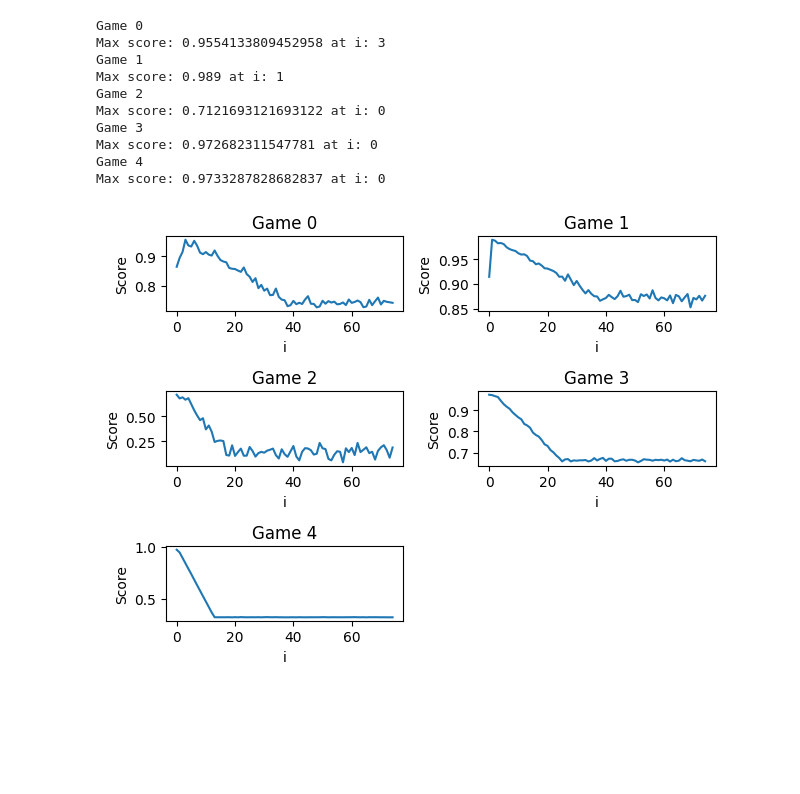
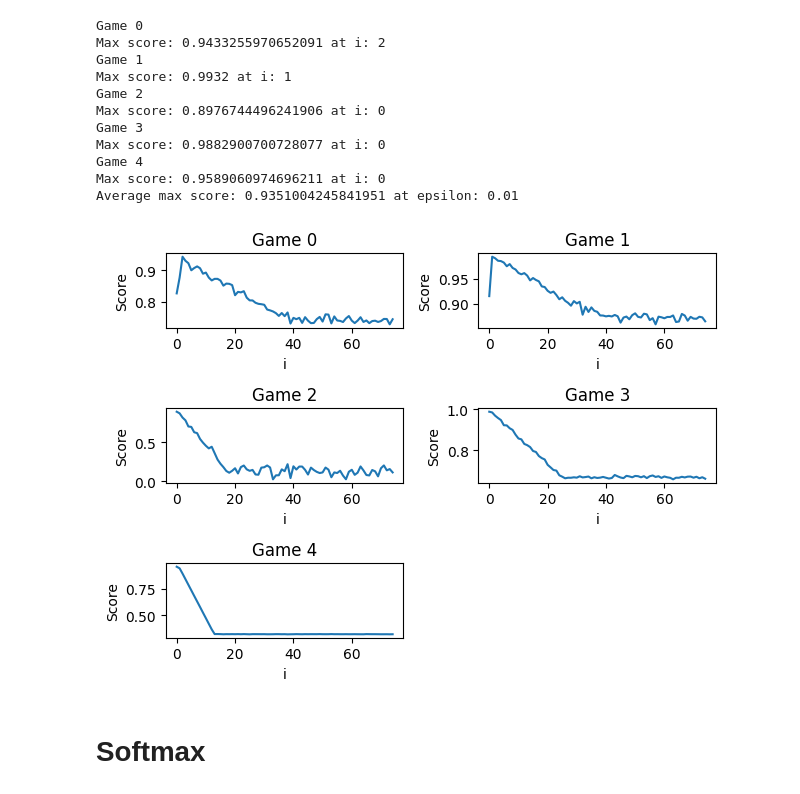
Before and after one commit to hci-gu/markovai, a Jupyter notebook: play.ipynb, the cells around one changed output. Cells and saved outputs as stored; diff of their text form; code cells hidden in the pictures; blank space fills up the shorter version.

```diff
--- a/play.ipynb
+++ b/play.ipynb
@@ -24,10 +24,13 @@ games = [
     loadGame('tripple'),
 ]
 # %%
+alpha = 0.1
+
 class Node:
   def __init__(self, node, nodes):
     self.id = pickle.dumps(node)
     self.rewardHistory = []
+    self.Vc = 0
     if 'rewards' in node:
       self.rewards = node['rewards']
     if 'actions' not in node:
@@ -60,10 +63,12 @@ class Node:
       if r < s:
         reward = self.rewards[i]['value']
         self.rewardHistory.append(reward)
+        self.Vc = self.Vc + alpha * (reward - self.Vc)
         return reward
 
   def getAverageReward(self):
     return sum(self.rewardHistory) / len(self.rewardHistory) if len(self.rewardHistory) > 0 else 0
+#    return self.Vc
 
 def getNode(node, nodes):
   # return node in nodes with matching id
@@ -146,10 +157,12 @@ def runGame(game, selectPathFunc, warmup=True, warmups=1):
 # %%
+epsilonSteps = 1
+alpha = 0.999
 def runEpsilonGreedySimulation(game):
     epsilonScores = []
-    for epsilon in range(0, 100, 5):
+    for epsilon in range(0, 100, epsilonSteps):
         scores = []
         for i in range(100):
-            score = runGame(game, lambda x:epsilonGreedy(selectBestPath, epsilon/100.))
+            score = runGame(game, lambda x:epsilonGreedy(selectBestPath, epsilon/100.), False)
             scores.append(score)
 
         avgScore = sum(scores) / len(scores)
@@ -157,6 +170,7 @@ def runEpsilonGreedySimulation(game):
         epsilonScores.append(avgScore)
     return epsilonScores
 
+allScores = []
 import matplotlib.pyplot as plt
 # run simulation and plot in a grid
 for i in range(0,len(games)):
@@ -164,14 +178,20 @@ for i in range(0,len(games)):
     epsilonScores = [x/games[i]['expectedBest'] for x in runEpsilonGreedySimulation(games[i])]
     # get max score index
     maxScoreIndex = epsilonScores.index(max(epsilonScores))
+    allScores.append(epsilonScores)
     # print max score
-    print('Max score: ' + str(epsilonScores[maxScoreIndex]) + ' at epsilon: ' + str(maxScoreIndex*5/100.0))
+    print('Max score: ' + str(epsilonScores[maxScoreIndex]) + ' at epsilon: ' + str(maxScoreIndex*epsilonSteps/100.0))
     plt.subplot(3, 2, i+1)
     # add margin between plots
     plt.subplots_adjust(hspace=0.5)
     plt.title('Game ' + str(i))
-    plt.plot(range(0, 100, 5), epsilonScores)
+    plt.plot(range(0, 100, epsilonSteps), epsilonScores)
     plt.xlabel('Epsilon')
     plt.ylabel('Score')
     # tight fit
     plt.tight_layout()
+
+avgMaxScores = [sum([allScores[j][i] for j in range(len(games))]) / len(games) for i in range(len(allScores[0]))]
+# argmax of avgMaxScores
+maxScoreIndex = avgMaxScores.index(max(avgMaxScores))
+print(f'Average max score: {max(avgMaxScores)} at epsilon: {maxScoreIndex*epsilonSteps/100.0}')
@@ -178,4 +213,6 @@ for i in range(0,len(games)):
 # %%
+alpha = 0.999
+
 def runEpsilonFirstSimulation(game):
     epsilonScores = []
     for epsilon in range(0, 75, 1):
@@ -189,6 +226,7 @@ def runEpsilonFirstSimulation(game):
         epsilonScores.append(avgScore)
     return epsilonScores
 
+allScores = []
 import matplotlib.pyplot as plt
 # run simulation and plot in a grid
 for i in range(0,len(games)):
@@ -196,6 +234,7 @@ for i in range(0,len(games)):
     epsilonScores = [x/games[i]['expectedBest'] for x in runEpsilonFirstSimulation(games[i])]
     # get max score index
     maxScoreIndex = epsilonScores.index(max(epsilonScores))
+    allScores.append(epsilonScores)
     # print max score
     print('Max score: ' + str(epsilonScores[maxScoreIndex]) + ' at i: ' + str(maxScoreIndex))
     plt.subplot(3, 2, i+1)
@@ -207,5 +246,10 @@ for i in range(0,len(games)):
     plt.ylabel('Score')
     # tight fit
     plt.tight_layout()
+
+avgMaxScores = [sum([allScores[j][i] for j in range(len(games))]) / len(games) for i in range(len(allScores[0]))]
+# argmax of avgMaxScores
+maxScoreIndex = avgMaxScores.index(max(avgMaxScores))
+print(f'Average max score: {max(avgMaxScores)} at epsilon: {maxScoreIndex*epsilonSteps/100.0}')
 # %% [output]
 Game 0
@@ -222,4 +267,7 @@ Max score: 0.9767494772849417 at i: 2
 # %%
+# epislon niklas
+alpha = 0.999
+
 def runEpsilonNiklasSimulation(game):
     epsilonScores = []
     for epsilon in range(0, 75, 1):
@@ -230,36 +278,46 @@ def runEpsilonNiklasSimulation(game):
 
         avgScore = sum(scores) / len(scores)
         # print(str(epsilon) + ' Score: ' + str(avgScore))
         epsilonScores.append(avgScore)
     return epsilonScores
 
+allScores = []
 import matplotlib.pyplot as plt
 # run simulation and plot in a grid
 for i in range(0,len(games)):
     print('Game ' + str(i))
     epsilonScores = [x/games[i]['expectedBest'] for x in runEpsilonNiklasSimulation(games[i])]
     # get max score index
     maxScoreIndex = epsilonScores.index(max(epsilonScores))
+    allScores.append(epsilonScores)
     # print max score
     print('Max score: ' + str(epsilonScores[maxScoreIndex]) + ' at i: ' + str(maxScoreIndex))
     plt.subplot(3, 2, i+1)
     # add margin between plots
     plt.subplots_adjust(hspace=0.5)
     plt.title('Game ' + str(i))
     plt.plot(range(0, 75, 1), epsilonScores)
     plt.xlabel('i')
     plt.ylabel('Score')
     # tight fit
     plt.tight_layout()
+
+avgMaxScores = [sum([allScores[j][i] for j in range(len(games))]) / len(games) for i in range(len(allScores[0]))]
+# argmax of avgMaxScores
+maxScoreIndex = avgMaxScores.index(max(avgMaxScores))
+print(f'Average max score: {max(avgMaxScores)} at epsilon: {maxScoreIndex*epsilonSteps/100.0}')
 # %% [output]
 Game 0
-Max score: 0.9554133809452958 at i: 3
+Max score: 0.9433255970652091 at i: 2
 Game 1
-Max score: 0.989 at i: 1
+Max score: 0.9932 at i: 1
 Game 2
-Max score: 0.7121693121693122 at i: 0
+Max score: 0.8976744496241906 at i: 0
 Game 3
-Max score: 0.972682311547781 at i: 0
+Max score: 0.9882900700728077 at i: 0
 Game 4
-Max score: 0.9733287828682837 at i: 0
+Max score: 0.9589060974696211 at i: 0
+Average max score: 0.9351004245841951 at epsilon: 0.01
-[figure, old version]
+[figure, new version]
+# %% [markdown]
+# Softmax
```
Also changed, not shown: parts of 11 cells of this notebook, 1 other file.
